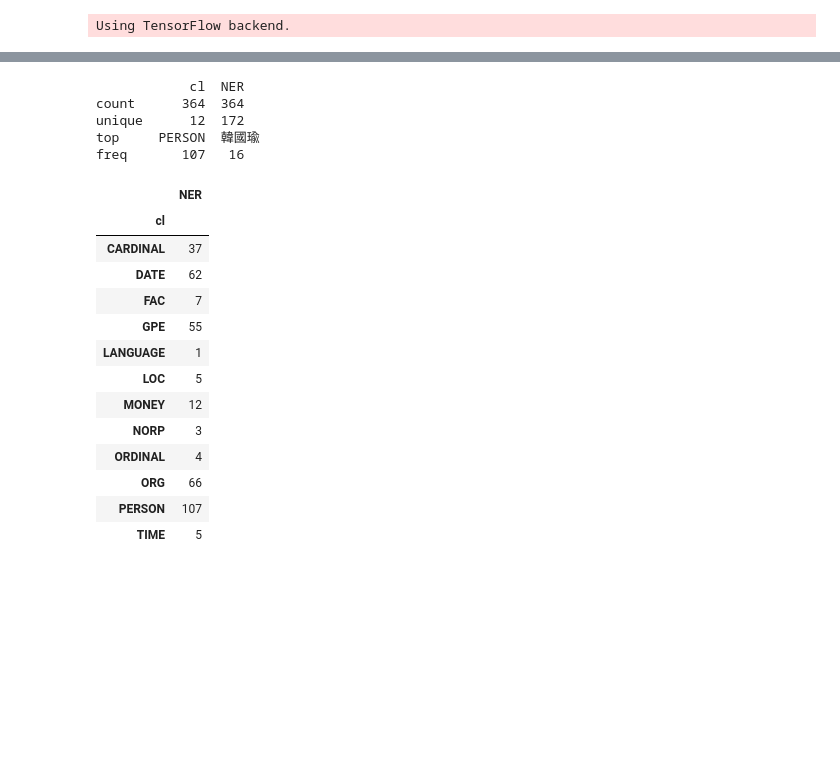
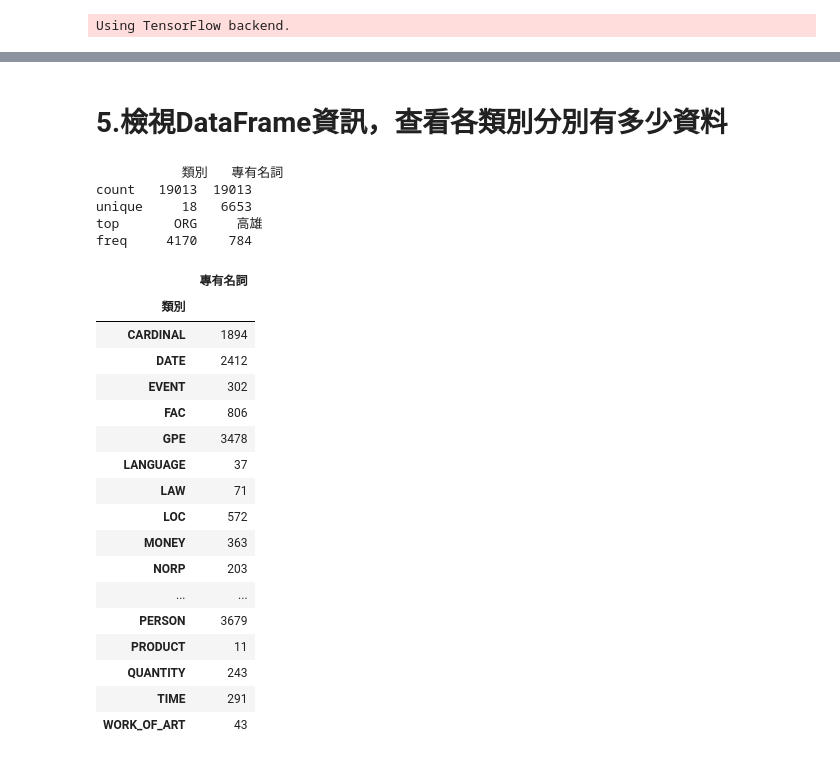
Before and after one commit to hantedyou/NER_TEST, a Jupyter notebook: NER_KCC_mod.ipynb, the cells around one changed output, grey strips where cells are left out. Saved outputs shown, nothing was run; the diff lists cells and outputs as text; code cells hidden in the pictures; blank space fills up the shorter version.

```diff
--- a/NER_KCC_mod.ipynb
+++ b/NER_KCC_mod.ipynb
@@ -82,13 +115,16 @@ def word_proc(data_path,column_name,
 # %%
-data_path_a = "KCC_Data/KCCNews11554.csv"
-data_path_c = 'KCC_Data/20160419-20190804-自由(985筆).xlsx'
-column_name_a = "Text"
-column_name_c = "內容"
-output_name_a = "mod_test.csv"
+#data_path_in = "KCC_Data/KCCNews11554.csv"
+data_path_in = "D:\python_kcc\\NER\剪報系統匯出-正確\\all-new(11554).xlsx"
+#data_path_c = 'KCC_Data/20160419-20190804-自由(985筆).xlsx'
+column_name_in = "Text"
+column_name_in = '內容'
+#column_name_c = "Teddd"
+proc_seg = (1,500)
+export_file = False
+output_name = "mod_test.csv"
 # %%
-demo_df,ws_list,pos_list,ner_list = word_proc(data_path = data_path_c,
-          column_name = column_name_c,
-          tt_begin = 1,tt_end = 10,
-          output_name=output_name_a)
+demo_df,ws_list,pos_list,ner_list = word_proc_path(data_path = data_path_in,
+          column_name = column_name_in,
+          tt_seg = proc_seg,export_flag = export_file ,output_file=output_name)
 # %% [output]
 輸入檔案格式為 xlsx
@@ -144,28 +169,34 @@ print(count)
 # %%
 extract_df = pd.DataFrame(
-{'cl':df_class_list,
- 'NER':df_ner_list
+{'類別':df_class_list,
+ '專有名詞':df_ner_list
 })
+# %% [markdown]
+# 5.檢視DataFrame資訊，查看各類別分別有多少資料
 # %%
 print(extract_df.describe())
-extract_df.groupby('cl').count()
+extract_df.groupby('類別').count()
 # %% [output]
-            cl  NER
-count      364  364
-unique      12  172
-top     PERSON  韓國瑜
-freq       107   16
+           類別   專有名詞
+count   19013  19013
+unique     18   6653
+top       ORG     高雄
+freq     4170    784
-|  | NER |
-| cl |  |
-| CARDINAL | 37 |
-| DATE | 62 |
-| FAC | 7 |
-| GPE | 55 |
-| LANGUAGE | 1 |
-| LOC | 5 |
-| MONEY | 12 |
-| NORP | 3 |
-| ORDINAL | 4 |
-| ORG | 66 |
-| PERSON | 107 |
-| TIME | 5 |
+|  | 專有名詞 |
+| 類別 |  |
+| CARDINAL | 1894 |
+| DATE | 2412 |
+| EVENT | 302 |
+| FAC | 806 |
+| GPE | 3478 |
+| LANGUAGE | 37 |
+| LAW | 71 |
+| LOC | 572 |
+| MONEY | 363 |
+| NORP | 203 |
+| ... | ... |
+| PERSON | 3679 |
+| PRODUCT | 11 |
+| QUANTITY | 243 |
+| TIME | 291 |
+| WORK_OF_ART | 43 |
```
Also changed, not shown: parts of 50 cells of this notebook, 3 other files.
